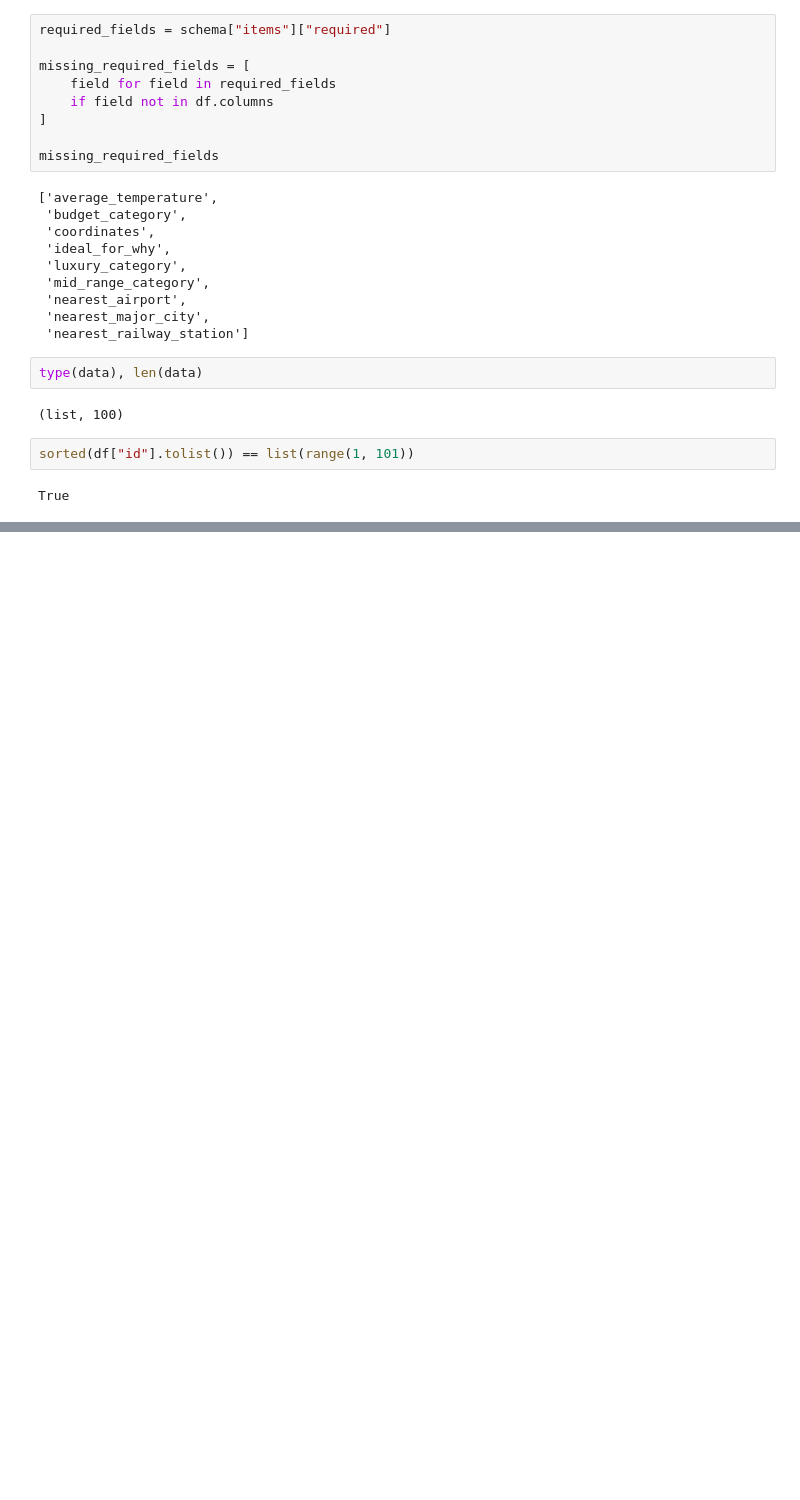
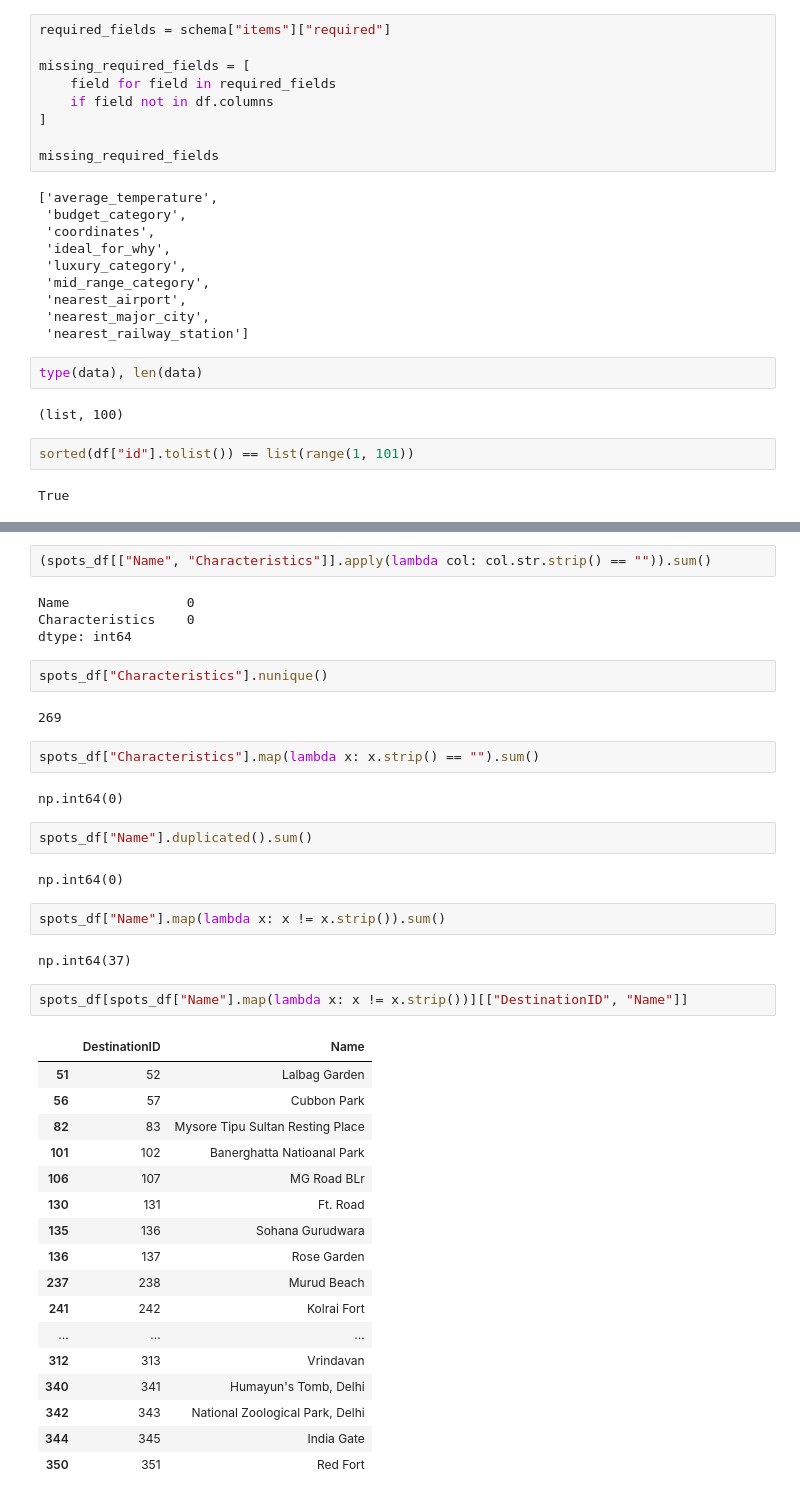
Before and after one commit to tharsna1208/BharatYatraLM, a Jupyter notebook: notebooks/01_dataset_inspection.ipynb, the cells around one changed output, grey strips where cells are left out. Drawn from its saved outputs; the diff is of its cells as text; blank space fills up the shorter version.

```diff
--- a/notebooks/01_dataset_inspection.ipynb
+++ b/notebooks/01_dataset_inspection.ipynb
@@ -256,0 +692,42 @@ True
+# %%
+(spots_df[["Name", "Characteristics"]].apply(lambda col: col.str.strip() == "")).sum()
+# %% [output]
+Name               0
+Characteristics    0
+dtype: int64
+# %%
+spots_df["Characteristics"].nunique()
+# %% [output]
+269
+# %%
+spots_df["Characteristics"].map(lambda x: x.strip() == "").sum()
+# %% [output]
+np.int64(0)
+# %%
+spots_df["Name"].duplicated().sum()
+# %% [output]
+np.int64(0)
+# %%
+spots_df["Name"].map(lambda x: x != x.strip()).sum()
+# %% [output]
+np.int64(37)
+# %%
+spots_df[spots_df["Name"].map(lambda x: x != x.strip())][["DestinationID", "Name"]]
+# %% [output]
+|  | DestinationID | Name |
+| 51 | 52 | Lalbag Garden |
+| 56 | 57 | Cubbon Park |
+| 82 | 83 | Mysore Tipu Sultan Resting Place |
+| 101 | 102 | Banerghatta Natioanal Park |
+| 106 | 107 | MG Road BLr |
+| 130 | 131 | Ft. Road |
+| 135 | 136 | Sohana Gurudwara |
+| 136 | 137 | Rose Garden |
+| 237 | 238 | Murud Beach |
+| 241 | 242 | Kolrai Fort |
+| ... | ... | ... |
+| 312 | 313 | Vrindavan |
+| 340 | 341 | Humayun's Tomb, Delhi |
+| 342 | 343 | National Zoological Park, Delhi |
+| 344 | 345 | India Gate |
+| 350 | 351 | Red Fort |
```
Also changed, not shown: parts of 128 cells of this notebook.
